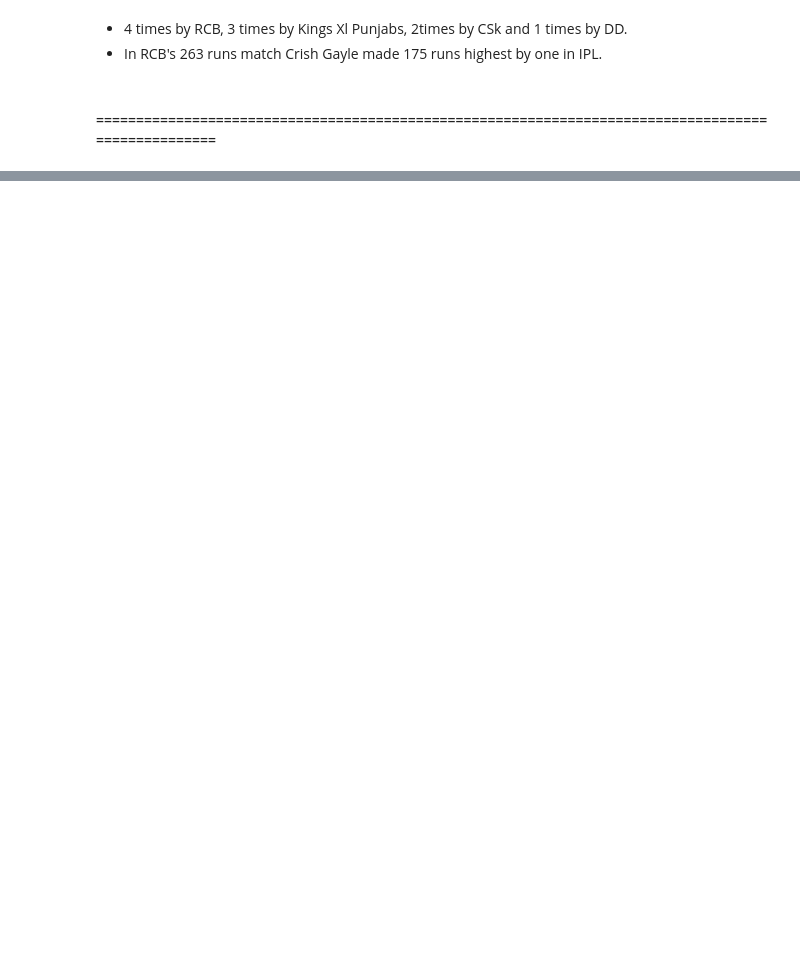
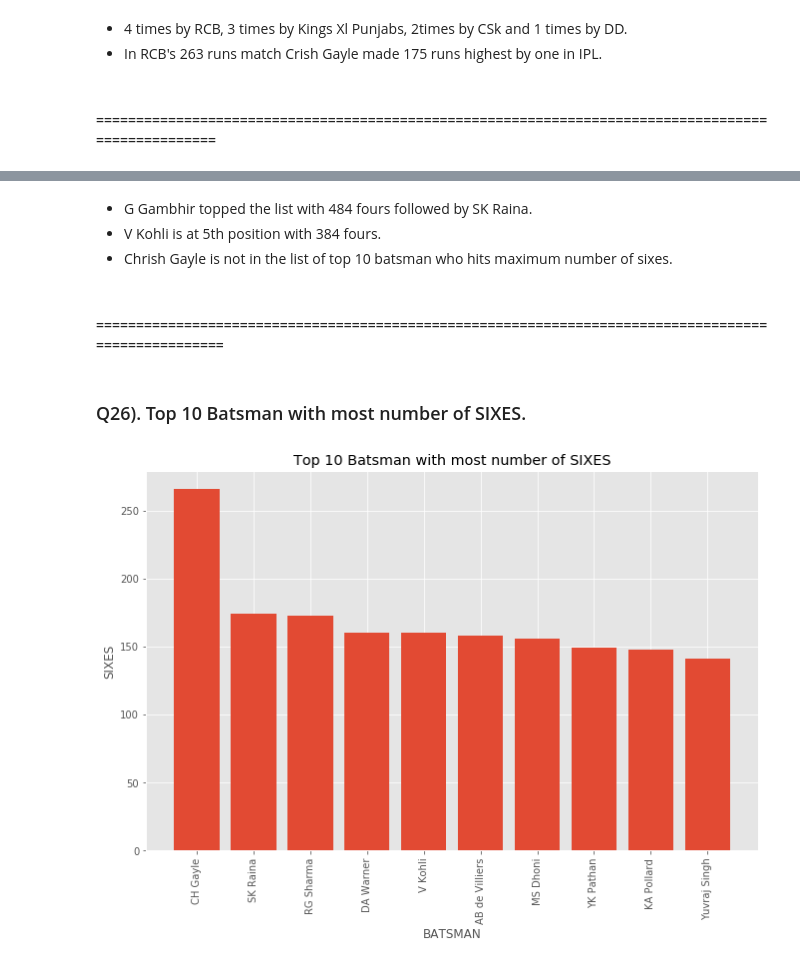
Before and after one commit to rahul-72/IPL_Dataset_Analysis, a Jupyter notebook: ipl.ipynb, the cells around one changed output, grey strips where cells are left out. Saved outputs shown, nothing was run; the diff lists cells and outputs as text; code cells hidden in the pictures; blank space fills up the shorter version.

```diff
--- a/ipl.ipynb
+++ b/ipl.ipynb
@@ -566,0 +635,38 @@ score_200
+# %% [markdown]
+* G Gambhir topped the list with 484 fours followed by SK Raina.
+* V Kohli is at 5th position with 384 fours.
+* Chrish Gayle is not in the list of top 10 batsman who hits maximum number of sixes.
+# %% [markdown]
+#### ====================================================================================================
+# %% [markdown]
+### Q26). Top 10 Batsman with most number of SIXES.
+# %%
+batsman = df_deliveries['batsman'].unique()
+count=0
+def check_sixes(x):    # COunting number of Sixes.
+    global count
+    if x==6:
+        count+=1
+
+batsman_sixes = []
+for var in batsman:
+    temp_df = df_deliveries[df_deliveries['batsman']==var]
+    temp_df['batsman_runs'].apply(check_sixes)
+    batsman_sixes.append(count)
+    count=0
+
+
+new_df = pd.DataFrame(data={'Batsman':batsman, 'Sixes':batsman_sixes})
+new_df.sort_values('Sixes', inplace=True,ascending=False,)
+new_df.reset_index(drop=True, inplace=True)
+new_df = new_df[:10]
+plt.figure(figsize=(11,7))
+plt.bar(x=new_df['Batsman'], height=new_df['Sixes'])
+plt.title('Top 10 Batsman with most number of SIXES')
+plt.xlabel('BATSMAN')
+plt.ylabel('SIXES')
+plt.xticks(rotation=90)
+plt.show()
+new_df.T
+# %% [output]
+[figure, added]
```
Also changed, not shown: parts of 12 cells of this notebook.
